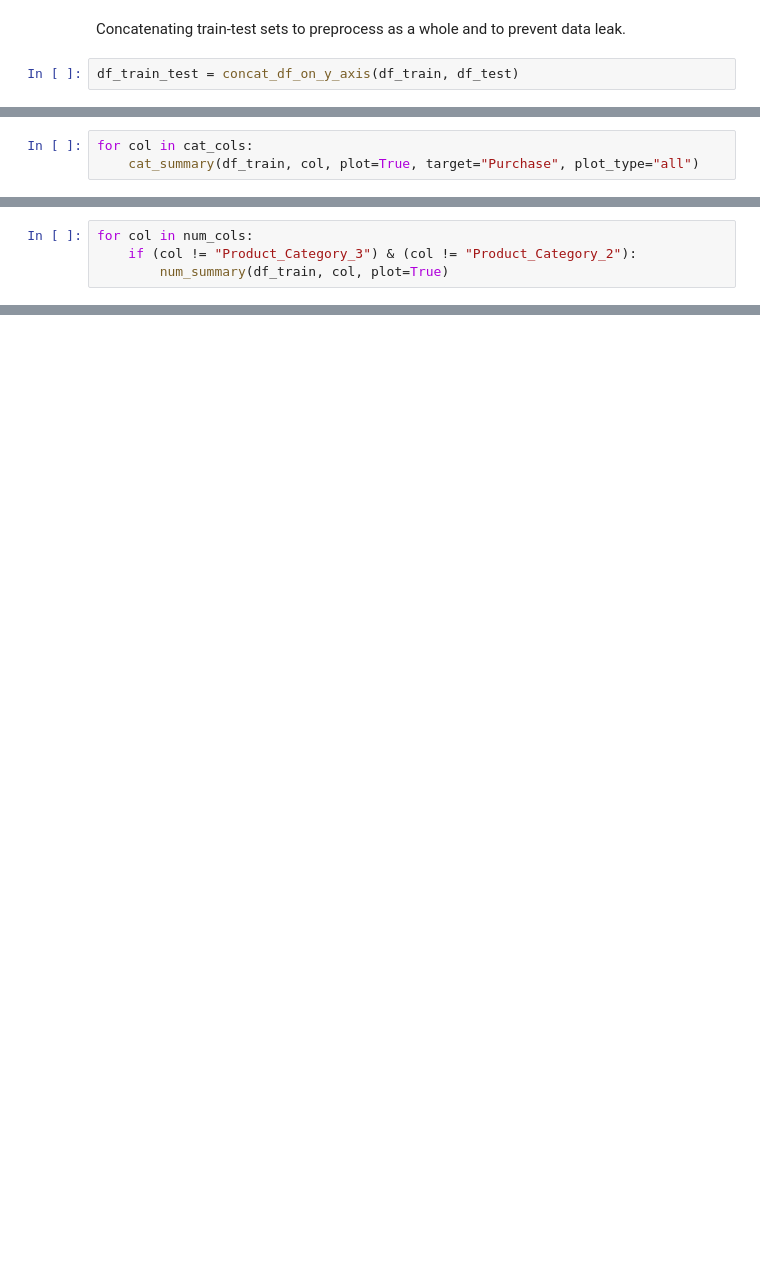
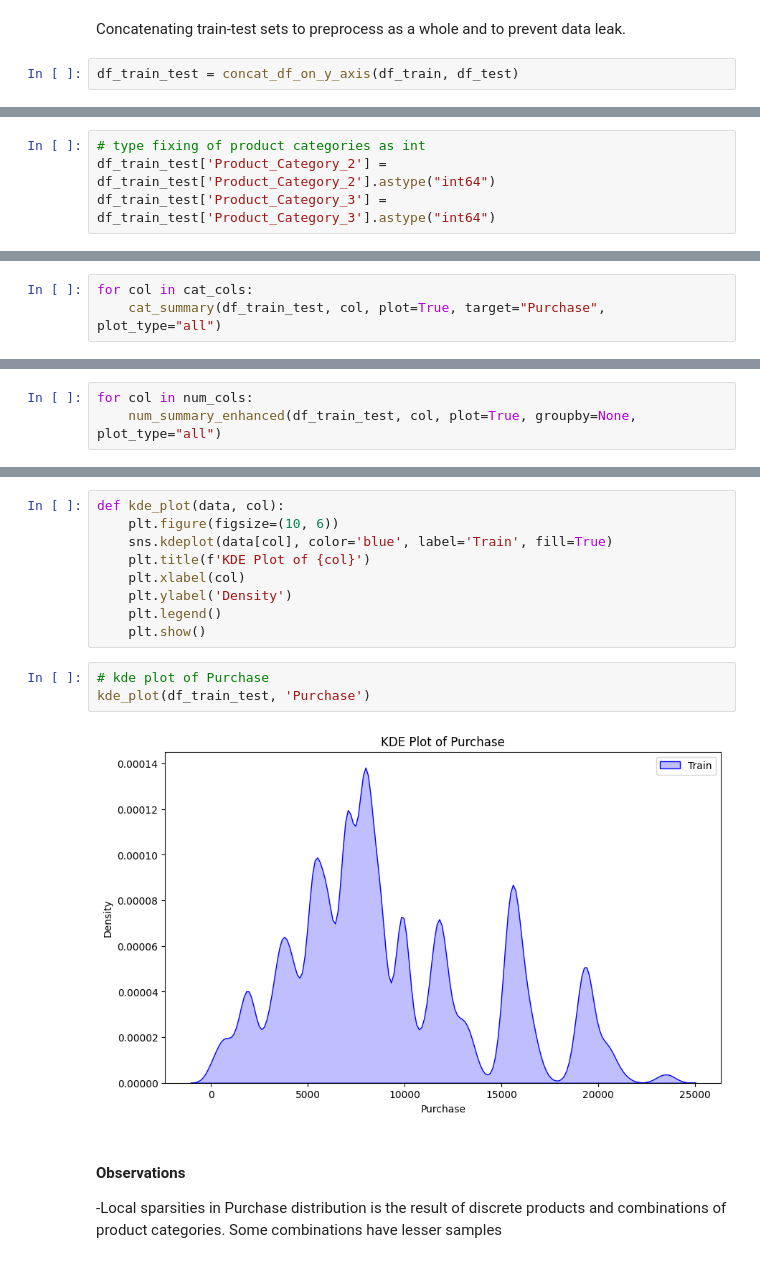
Before and after one commit to Ghostdevc/Black_Friday_Data_EDA, a Jupyter notebook: black_friday_eda.ipynb, the cells around one changed output, grey strips where cells are left out. Saved outputs shown, nothing was run; the diff lists cells and outputs as text; blank space fills up the shorter version.

Commit message:
Product Category Combinations Examined
Product category combinations turned into features based on their frequency and mean Purchase values.

```diff
--- a/black_friday_eda.ipynb
+++ b/black_friday_eda.ipynb
@@ -97,0 +76,4 @@ Purchase           550068.000 9263.969 5023.065 12.000 5823.000 8047.000 12054.0
+# %%
+# type fixing of product categories as int
+df_train_test['Product_Category_2'] = df_train_test['Product_Category_2'].astype("int64")
+df_train_test['Product_Category_3'] = df_train_test['Product_Category_3'].astype("int64")
@@ -123,3 +157,3 @@ Categorical but Cardinal Columns: ['Product_ID']
 # %%
 for col in cat_cols:
-    cat_summary(df_train, col, plot=True, target="Purchase", plot_type="all")
+    cat_summary(df_train_test, col, plot=True, target="Purchase", plot_type="all")
@@ -184,4 +180,3 @@ There is a slight imbalance between married and unmarried customers, with unmarr
 # %%
 for col in num_cols:
-    if (col != "Product_Category_3") & (col != "Product_Category_2"):
-        num_summary(df_train, col, plot=True)
+    num_summary_enhanced(df_train_test, col, plot=True, groupby=None, plot_type="all")
@@ -230,0 +183,17 @@ Name: Purchase, dtype: float64
+# %%
+def kde_plot(data, col):
+    plt.figure(figsize=(10, 6))
+    sns.kdeplot(data[col], color='blue', label='Train', fill=True)
+    plt.title(f'KDE Plot of {col}')
+    plt.xlabel(col)
+    plt.ylabel('Density')
+    plt.legend()
+    plt.show()
+# %%
+# kde plot of Purchase
+kde_plot(df_train_test, 'Purchase')
+# %% [output]
+[figure, added]
+# %% [markdown]
+#### Observations
+-Local sparsities in Purchase distribution is the result of discrete products and combinations of product categories. Some combinations have lesser samples
```
Also changed, not shown: parts of 40 cells of this notebook.
